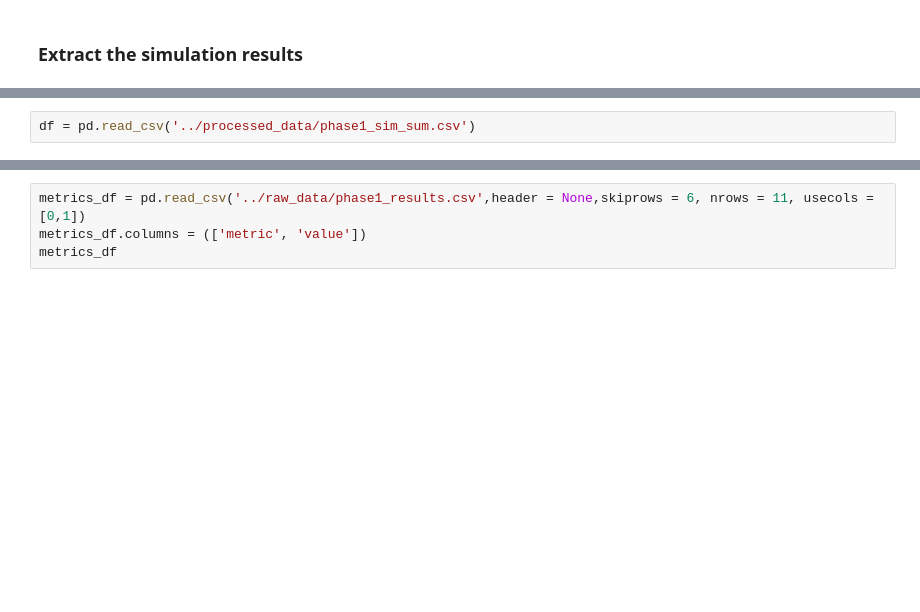
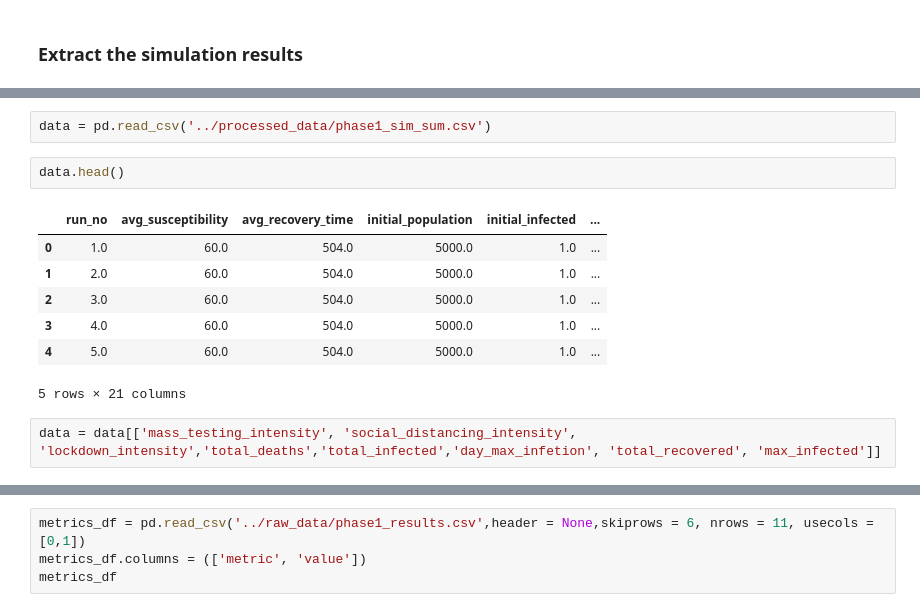
Before and after one commit to magoanalytics/agent-based-epidemiological-simulation, a Jupyter notebook: data_analysis/simulations_data_analysis.ipynb, the cells around one changed output, grey strips where cells are left out. Drawn from its saved outputs; the diff is of its cells as text; blank space fills up the shorter version.

```diff
--- a/data_analysis/simulations_data_analysis.ipynb
+++ b/data_analysis/simulations_data_analysis.ipynb
@@ -12,2 +18,14 @@ summarize_runs()
 # %%
-df = pd.read_csv('../processed_data/phase1_sim_sum.csv')
+data = pd.read_csv('../processed_data/phase1_sim_sum.csv')
+# %%
+data.head()
+# %% [output]
+|  | run_no | avg_susceptibility | avg_recovery_time | initial_population | initial_infected | ... |
+| 0 | 1.0 | 60.0 | 504.0 | 5000.0 | 1.0 | ... |
+| 1 | 2.0 | 60.0 | 504.0 | 5000.0 | 1.0 | ... |
+| 2 | 3.0 | 60.0 | 504.0 | 5000.0 | 1.0 | ... |
+| 3 | 4.0 | 60.0 | 504.0 | 5000.0 | 1.0 | ... |
+| 4 | 5.0 | 60.0 | 504.0 | 5000.0 | 1.0 | ... |
+5 rows × 21 columns
+# %%
+data = data[['mass_testing_intensity', 'social_distancing_intensity', 'lockdown_intensity','total_deaths','total_infected','day_max_infetion', 'total_recovered', 'max_infected']]
```
Also changed, not shown: parts of 21 cells of this notebook, 13 other files.
